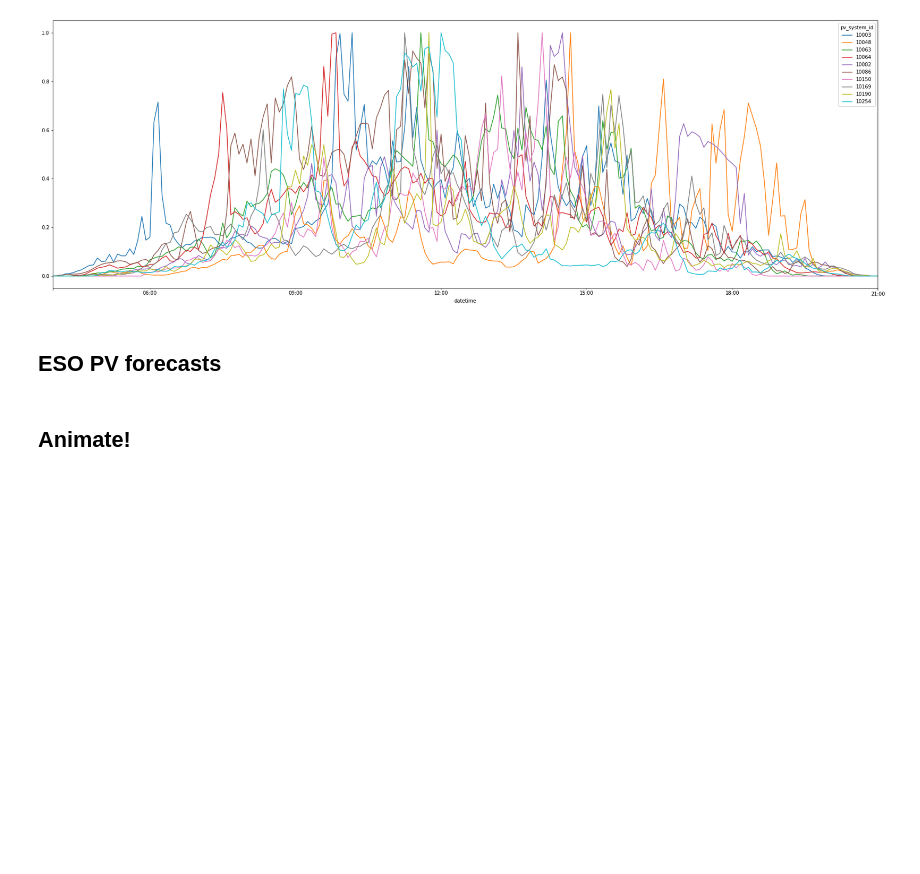
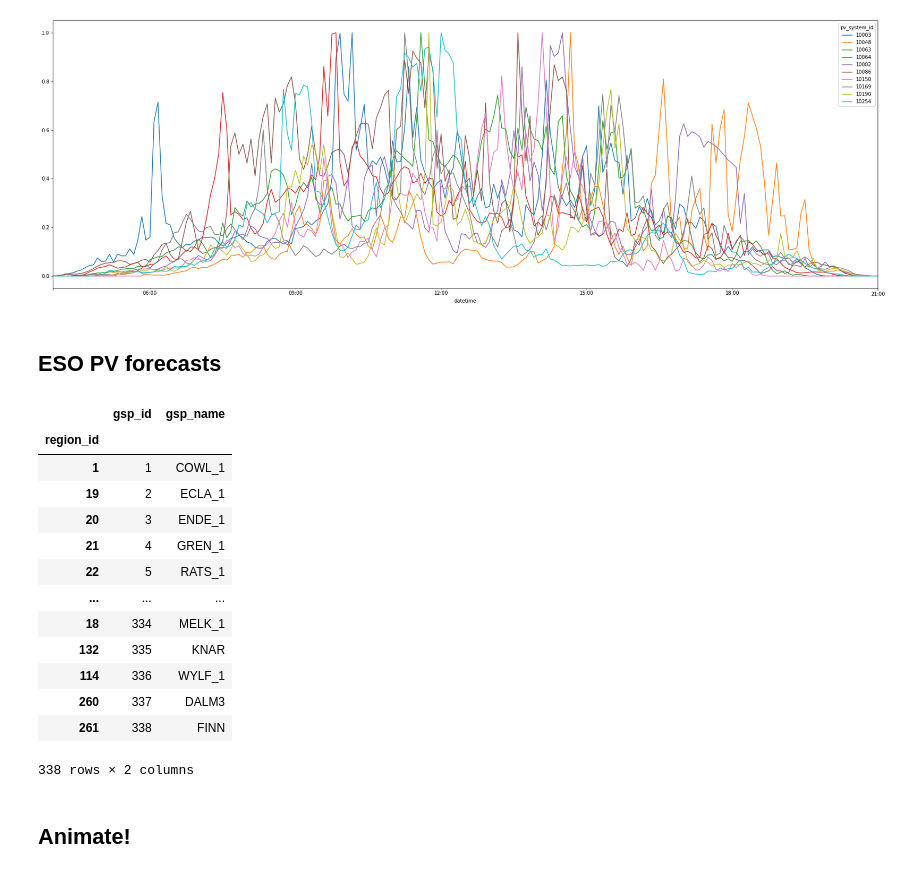
Before and after one commit to openclimatefix/nowcasting_utils, a Jupyter notebook: notebooks/animated_plot_of_satellite_and_pv_and_gsp_and_nwp.ipynb, the cells around one changed output. Drawn from its saved outputs; the diff is of its cells as text; code cells hidden in the pictures; blank space fills up the shorter version.

```diff
--- a/notebooks/animated_plot_of_satellite_and_pv_and_gsp_and_nwp.ipynb
+++ b/notebooks/animated_plot_of_satellite_and_pv_and_gsp_and_nwp.ipynb
@@ -254,4 +281,21 @@ eso_pv_forecasts_selected_df = eso_pv_forecasts_selected_df.drop(columns=["forec
 # Prepare to normalise
 # %%
 gsp_pv_capacity_by_gsp_id = gsp_pv_dataset["installedcapacity_mwp"].sel(datetime_gmt=START_TIME).to_series()
+# %%
+gsp_metadata
+# %% [output]
+|  | gsp_id | gsp_name |
+| region_id |  |  |
+| 1 | 1 | COWL_1 |
+| 19 | 2 | ECLA_1 |
+| 20 | 3 | ENDE_1 |
+| 21 | 4 | GREN_1 |
+| 22 | 5 | RATS_1 |
+| ... | ... | ... |
+| 18 | 334 | MELK_1 |
+| 132 | 335 | KNAR |
+| 114 | 336 | WYLF_1 |
+| 260 | 337 | DALM3 |
+| 261 | 338 | FINN |
+338 rows × 2 columns
 # %%
```
Also changed, not shown: parts of 11 cells of this notebook, 1 other file.
